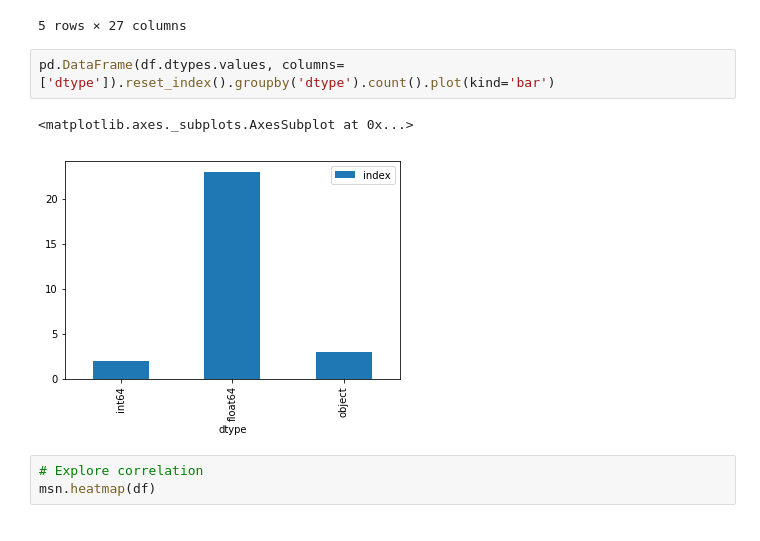
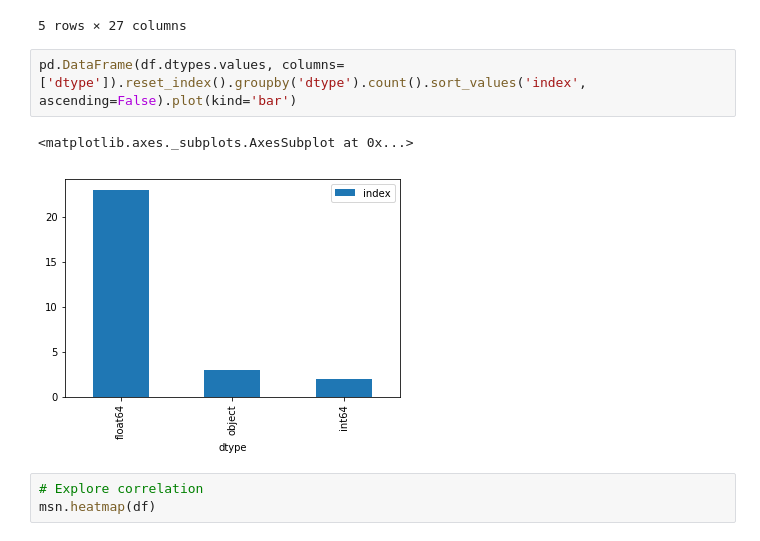
Before and after one commit to DuongVu39/Code_Challenge, a Jupyter notebook: src/task1/Scratch.ipynb, the cells around one changed output. Cells and saved outputs as stored; diff of their text form.

```diff
--- a/src/task1/Scratch.ipynb
+++ b/src/task1/Scratch.ipynb
@@ -66,10 +66,10 @@ df.head()
 | 4 | 460 | 2014-11-27 12:00:00 | 0 | -0.0016 | 0.0004 | High | ... |
 5 rows × 27 columns
 # %%
-pd.DataFrame(df.dtypes.values, columns=['dtype']).reset_index().groupby('dtype').count().plot(kind='bar')
+pd.DataFrame(df.dtypes.values, columns=['dtype']).reset_index().groupby('dtype').count().sort_values('index', ascending=False).plot(kind='bar')
 # %% [output]
 <matplotlib.axes._subplots.AxesSubplot at 0x...>
-[figure, old version]
+[figure, new version]
 # %%
 # Explore correlation
 msn.heatmap(df)
```
Also changed, not shown: 3 other files.
